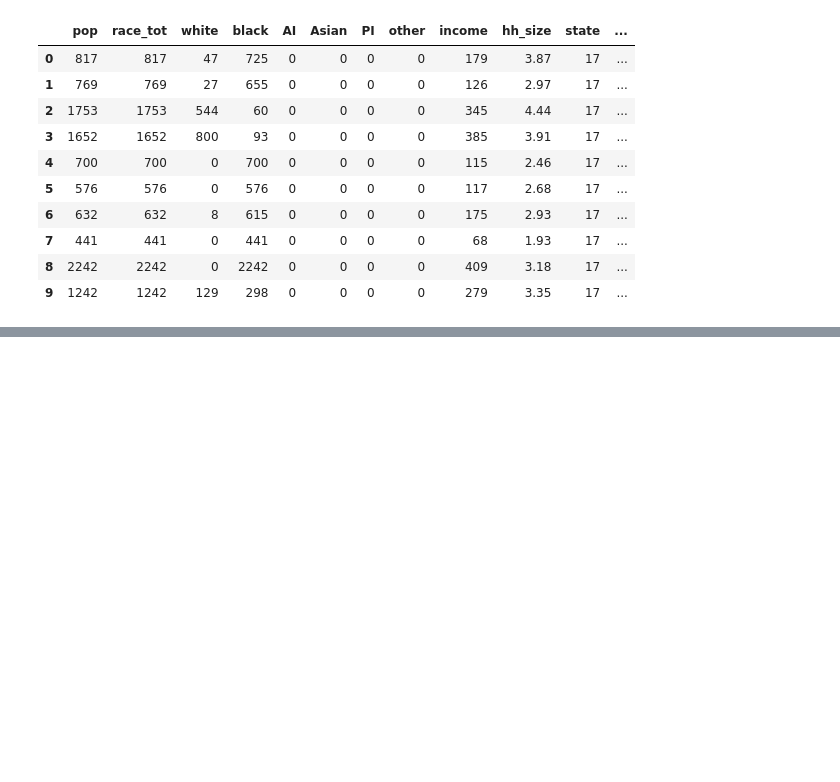
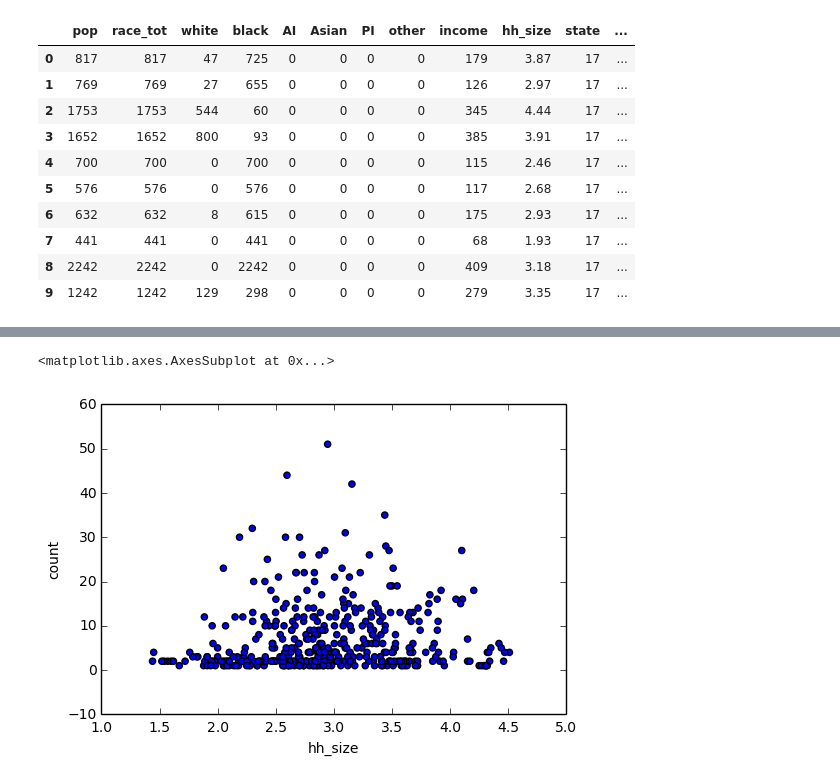
Before and after one commit to joan-wang/Machine-Learning, a Jupyter notebook: hw1/HW1.ipynb, the cells around one changed output, grey strips where cells are left out. Cells and saved outputs as stored; diff of their text form; code cells hidden in the pictures; blank space fills up the shorter version.

```diff
--- a/hw1/HW1.ipynb
+++ b/hw1/HW1.ipynb
@@ -427,0 +531,8 @@ sanitation = sanitation.merge(output_df, left_on='fips_codes', right_on='full',
+# %%
+# Buildings descriptive statistics at tract level - by avg hh_size of tract
+build_tract.plot(kind='scatter', x='hh_size', y='count')
+
+# Observation: no clear relationship between household size and number of buildings reports
+# %% [output]
+<matplotlib.axes.AxesSubplot at 0x...>
+[figure, added]
```
Also changed, not shown: parts of 33 cells of this notebook.
